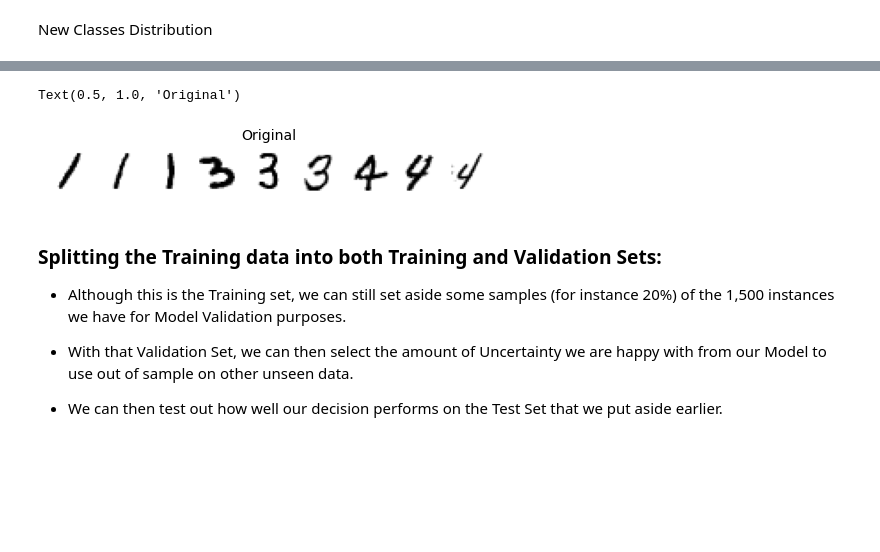
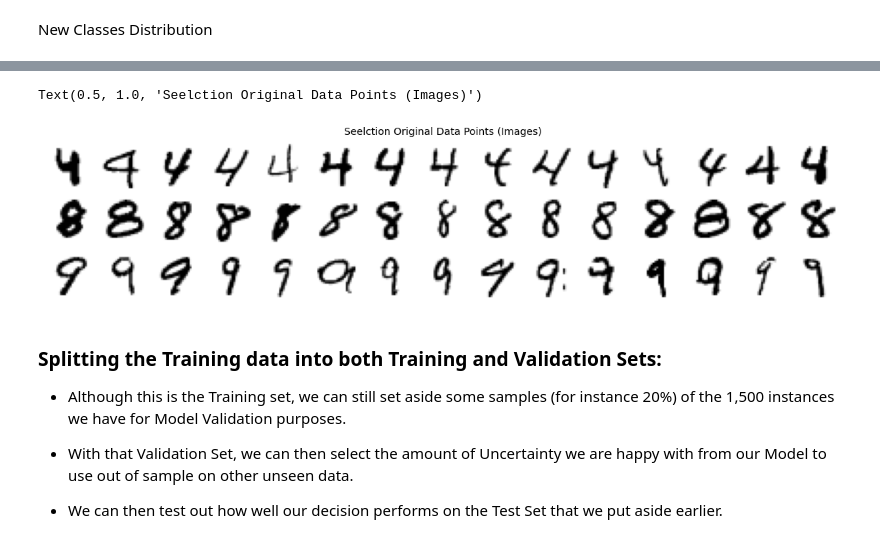
Before and after one commit to andylynchul/ET5003_Assignments, a Jupyter notebook: Week 1/Etivity_1_ALynch_20208189.ipynb, the cells around one changed output, grey strips where cells are left out. Saved outputs shown, nothing was run; the diff lists cells and outputs as text; code cells hidden in the pictures; blank space fills up the shorter version.

```diff
--- a/Week 1/Etivity_1_ALynch_20208189.ipynb
+++ b/Week 1/Etivity_1_ALynch_20208189.ipynb
@@ -190,6 +229,6 @@ classes
 # %%
 # The number of instances we'll keep for each of our 3 digits:
-inst_class = 1000
+inst_class = 1500
 
 #declare empty list for digits / labels
 inputs = []
@@ -226,21 +276,22 @@ def plot_digits(instances, images_per_row=5, **options):
     plt.axis("off")
 # %%
 # Show a few instances from each Digit:
-plt.figure(figsize=(8,8))
+plt.figure(figsize=(20,8))
+show_i = 15
 
 # Selecting a few label indices from each of the 3 classes to show:
 label_indices = []
 for r in classes:
-    selected_indices =(np.where(y_train==r)[0][:3]).tolist()
+    selected_indices = (np.where(y_train==r)[0][:show_i]).tolist()
     label_indices.extend(selected_indices)
 
 label_indices
 # Plotting 'original' image
-plot_digits(X_train[label_indices,:],images_per_row=9)
-plt.title("Original", fontsize=14)
+plot_digits(X_train[label_indices,:],images_per_row=show_i)
+plt.title("Seelction Original Data Points (Images)", fontsize=14)
 # %% [output]
-Text(0.5, 1.0, 'Original')
+Text(0.5, 1.0, 'Seelction Original Data Points (Images)')
-[figure, old version]
+[figure, new version]
 # %% [markdown]
 ###  Splitting the Training data into both Training and Validation Sets:
 
```
Also changed, not shown: parts of 40 cells of this notebook.
